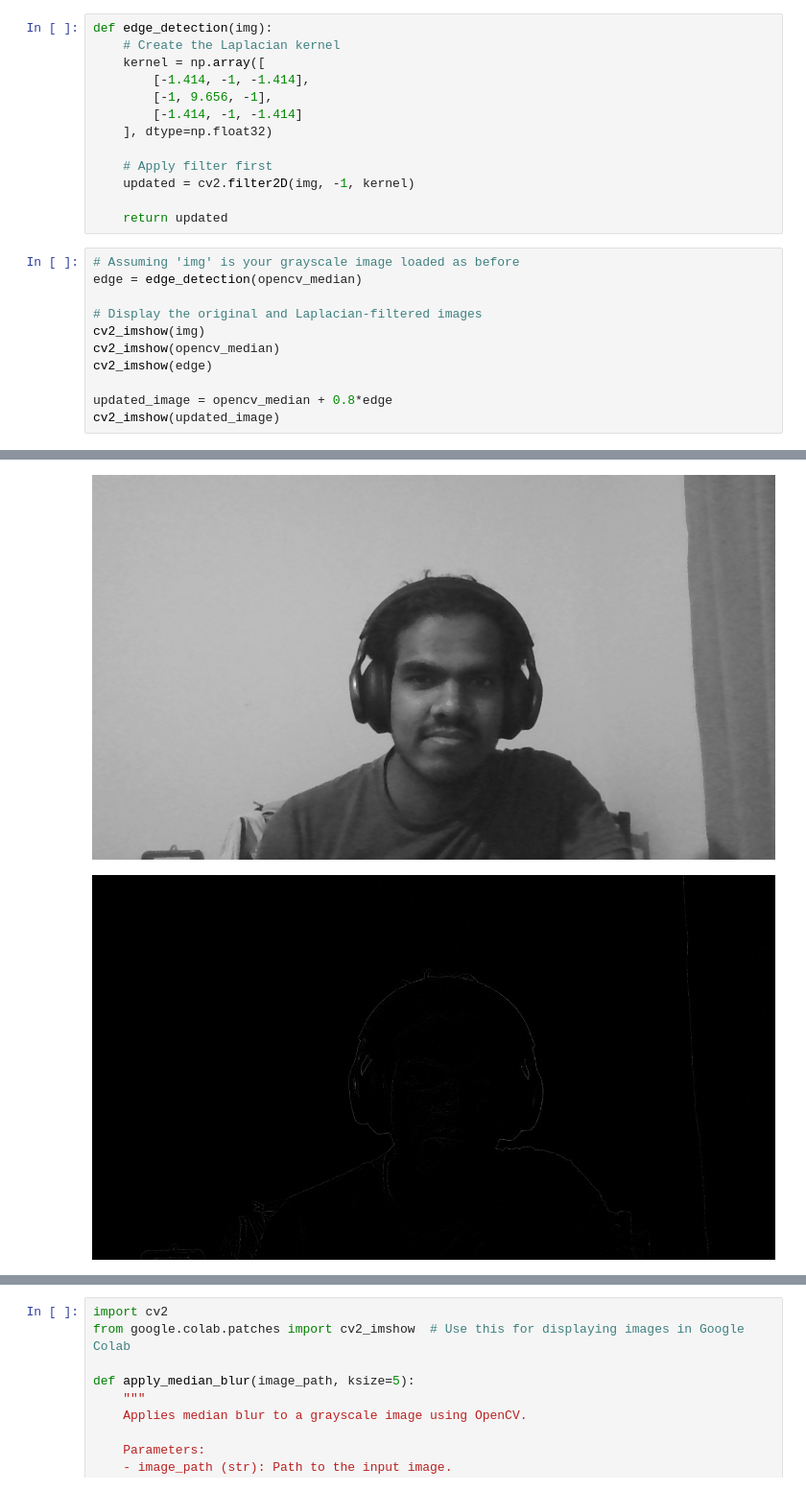
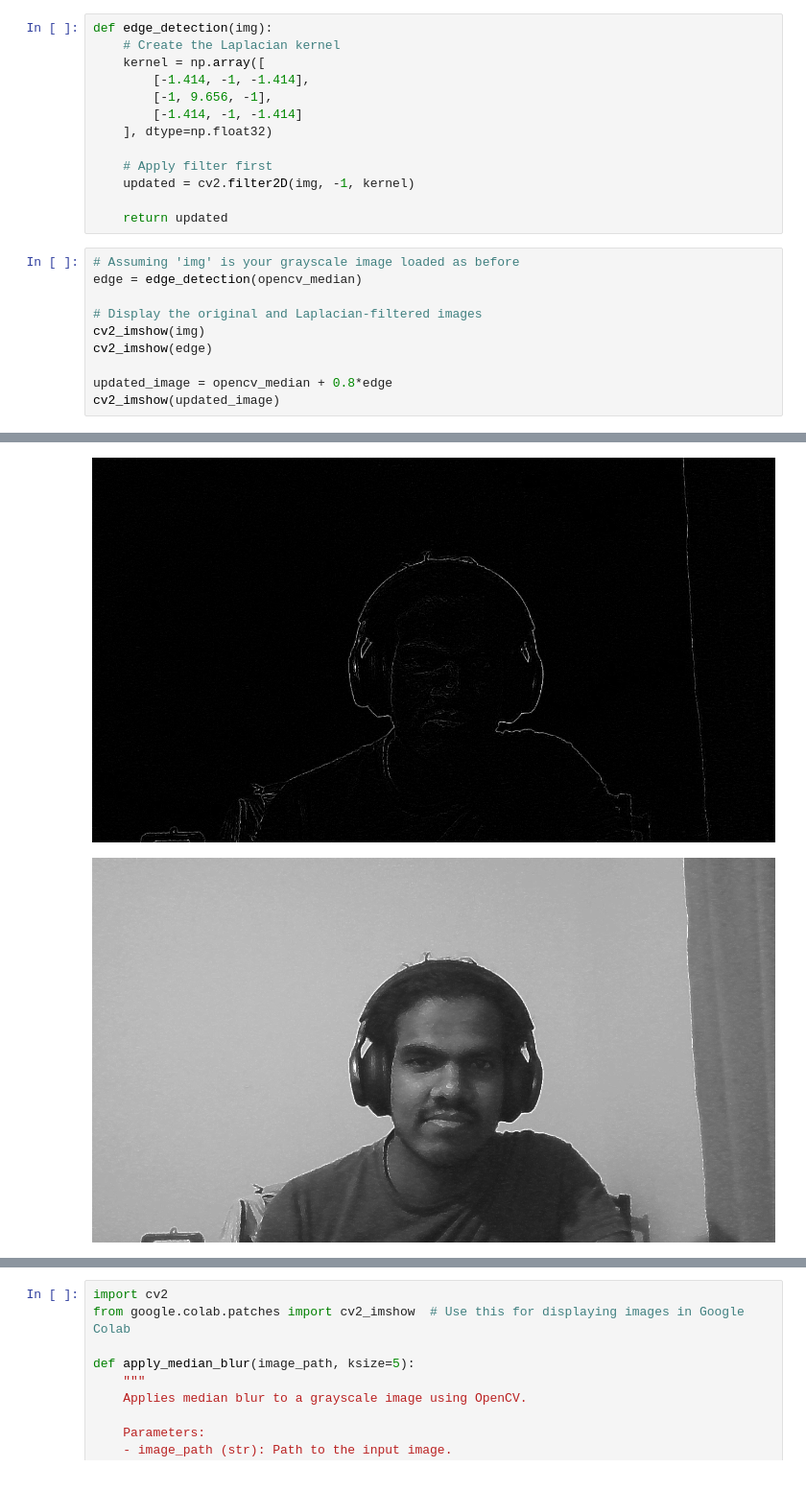
Before and after one commit to RavinduRepo/ImageProcessing, a Jupyter notebook: Mini Project/Image_mini_project.ipynb, the cells around one changed output, grey strips where cells are left out. Shown at 96% size. Cells and saved outputs as stored; diff of their text form.

```diff
--- a/Mini Project/Image_mini_project.ipynb
+++ b/Mini Project/Image_mini_project.ipynb
@@ -63,15 +63,14 @@ def edge_detection(img):
 # %%
 # Assuming 'img' is your grayscale image loaded as before
 edge = edge_detection(opencv_median)
 
 # Display the original and Laplacian-filtered images
 cv2_imshow(img)
-cv2_imshow(opencv_median)
 cv2_imshow(edge)
 
 updated_image = opencv_median + 0.8*edge
 cv2_imshow(updated_image)
 # %% [output]
 [figure]
-[figure, old version]
+[figure, new version]
-[figure, old version]
+[figure, new version]
```
Also changed, not shown: parts of 1 cell of this notebook.
